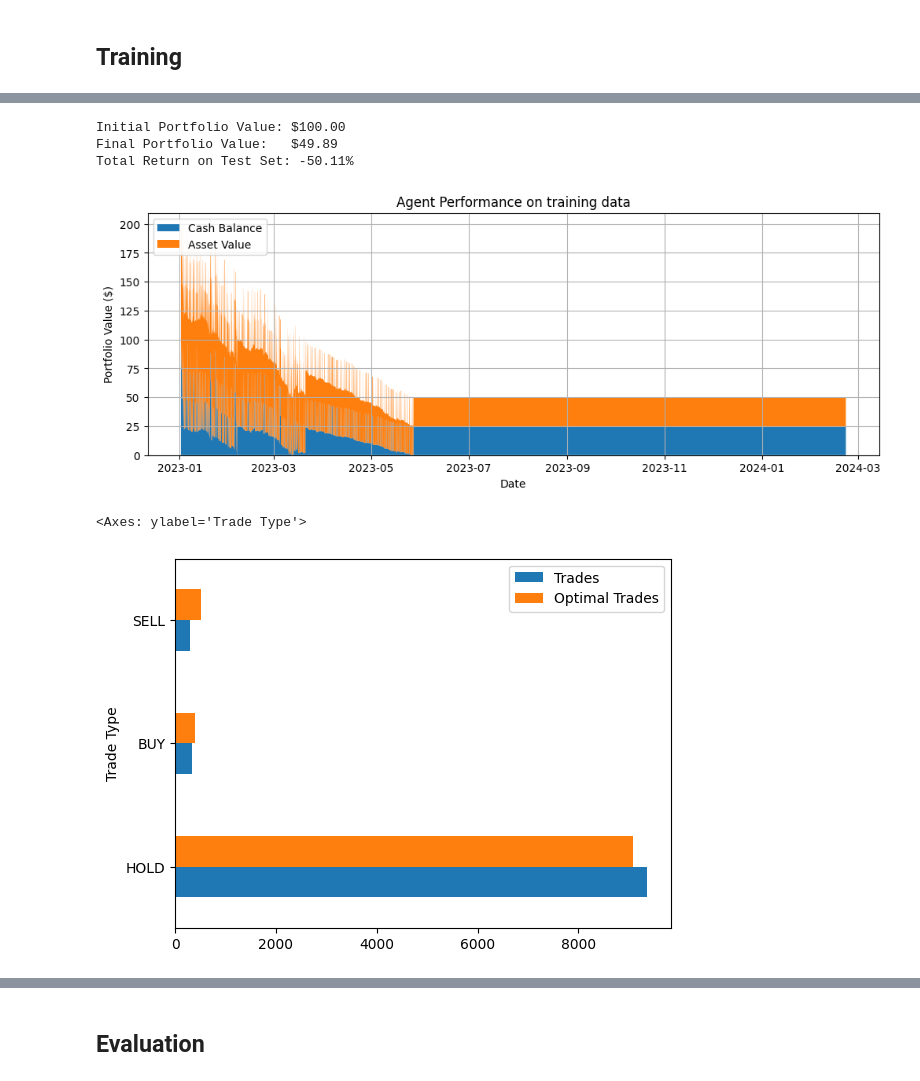
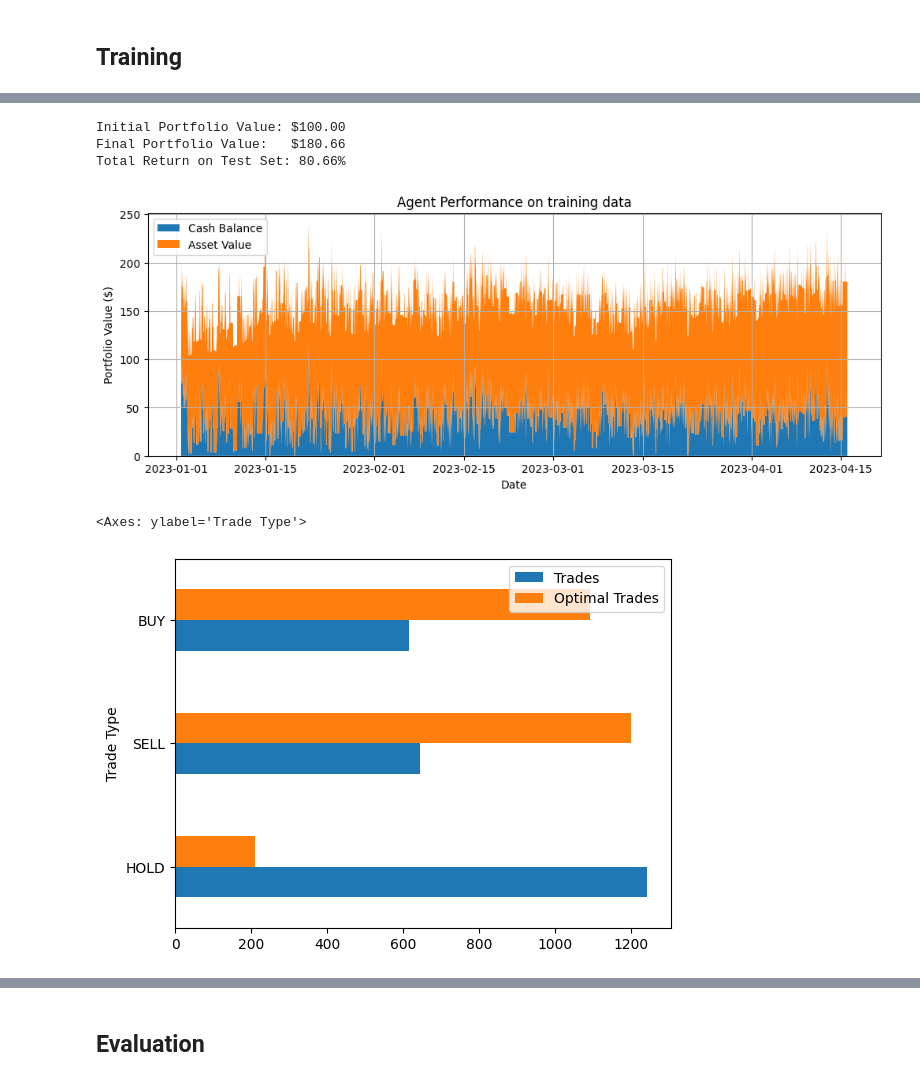
Before and after one commit to Pappa/bandido, a Jupyter notebook: notebooks/crypto/02-tf-agents-bandit-train.ipynb, the cells around one changed output, grey strips where cells are left out. Drawn from its saved outputs; the diff is of its cells as text; code cells hidden in the pictures.

```diff
--- a/notebooks/crypto/02-tf-agents-bandit-train.ipynb
+++ b/notebooks/crypto/02-tf-agents-bandit-train.ipynb
@@ -40,6 +37,7 @@ from tf_agents.replay_buffers import tf_uniform_replay_buffer
 
 from trading_utils import preprocess_data, create_wide_format_data, SYMBOLS
 from trading_env import CryptoTradingEnvironment
+from observers import ProgressObserver, MetricsObserver
 
 from sklearn.preprocessing import StandardScaler
 from sklearn.model_selection import train_test_split
@@ -50,18 +48,18 @@ DATA_FILEPATH = 'data/ohlcv.csv.gz'
 POLICY_SAVE_PATH = 'policy'
 
 # Model Hyperparameters
-NUM_TRAINING_STEPS = 10000  # Increased for more meaningful training
-NUM_TESTING_STEPS = 5000
+MAX_TRAIN_STEPS = 2500
+MAX_EVAL_STEPS = 1000
 ALPHA = 1.0 # LinUCB exploration parameter
 TEST_SIZE = 0.2
 SEED_FUND = 100.0
 TRADE_SIZE = 25.0
-TRADE_FEE = 0.005
-INVALID_ACTION_PENALTY = -0.0001
+TRADE_FEE = 0.00005
+INVALID_ACTION_PENALTY = -0.5
 
 TECHNICAL_FEATURES = ['price_change', 'volume_change', 'rsi', 'macd', 'macd_signal', 'macd_hist', 'bb_percent_b', 'bb_bandwidth']
 TECHNICAL_FEATURES = ['price_change', 'rsi', 'macd_signal', 'macd_hist', 'bb_percent_b', 'bb_bandwidth']
-TECHNICAL_FEATURES = ['price_change', 'rsi', 'macd_signal', 'macd_hist']
+#TECHNICAL_FEATURES = ['price_change', 'rsi', 'macd_signal', 'macd_hist']
 
 # Load Data
 df = pd.read_csv(DATA_FILEPATH, compression='gzip', parse_dates=['timestamp']) #.set_index('timestamp')
@@ -223,32 +183,32 @@ plt.show()
 # %%
-balance_history = tf_env.pyenv.envs[0].balance_history
-asset_value_history = tf_env.pyenv.envs[0].asset_value_history
-portfolio_value_history = tf_env.pyenv.envs[0].portfolio_value_history
+balance_history = crypto_env.balance_history
+asset_value_history = crypto_env.asset_value_history
+portfolio_value_history = crypto_env.portfolio_value_history
 seed_fund_value = balance_history[0]
 final_portfolio_value = portfolio_value_history[-1]
 total_return_pct = ((final_portfolio_value - seed_fund_value) / seed_fund_value) * 100
 
 print(f"Initial Portfolio Value: ${seed_fund_value:,.2f}")
 print(f"Final Portfolio Value:   ${final_portfolio_value:,.2f}")
 print(f"Total Return on Test Set: {total_return_pct:.2f}%")
 
 # Plot the portfolio value over time
 plt.figure(figsize=(12, 4))
 plt.stackplot(train_prices_df.index[:len(balance_history)],[balance_history, asset_value_history], labels=['Cash Balance','Asset Value'])
 plt.legend(loc='upper left')
 plt.title('Agent Performance on training data')
 plt.xlabel('Date')
 plt.ylabel('Portfolio Value ($)')
 plt.grid(True)
 plt.show()
 # %% [output]
 Initial Portfolio Value: $100.00
-Final Portfolio Value:   $49.89
-Total Return on Test Set: -50.11%
+Final Portfolio Value:   $180.66
+Total Return on Test Set: 80.66%
-[figure, old version]
+[figure, new version]
 # %%
-trade_history = tf_env.pyenv.envs[0].trade_history
-optimal_trade_history = tf_env.pyenv.envs[0].optimal_trade_history
+trade_history = crypto_env.trade_history
+optimal_trade_history = crypto_env.optimal_trade_history
 
 trade_history_df = pd.DataFrame(trade_history, columns=['Symbol', 'Valid', 'Trade Type', 'Value', 'Reward'])
 optimal_trade_history_df = pd.DataFrame(optimal_trade_history, columns=['Symbol', 'Trade Type', 'Value', 'Reward'])
@@ -258,7 +218,7 @@ optimal_trade_types = optimal_trade_history_df['Trade Type'].value_counts().rena
 pd.concat([trade_types, optimal_trade_types], axis=1).plot(kind='barh')
 # %% [output]
 <Axes: ylabel='Trade Type'>
-[figure, old version]
+[figure, new version]
 # %%
 trade_history_df['Valid'].value_counts().plot(kind='barh')
 plt.show()
```
Also changed, not shown: parts of 13 cells of this notebook, 2 other files.
